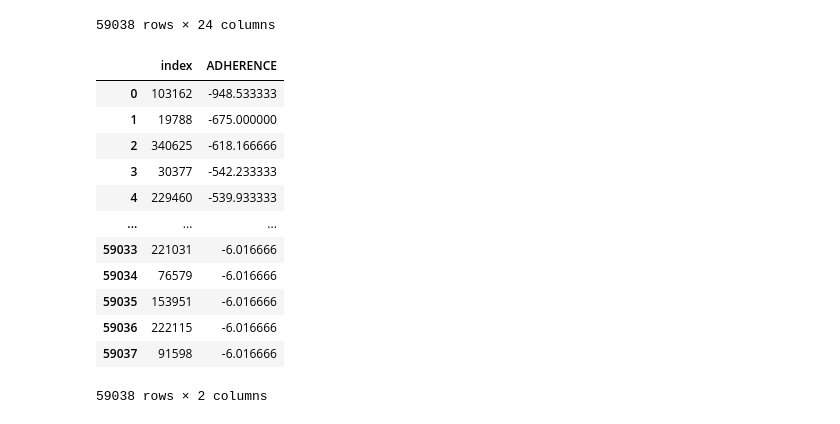
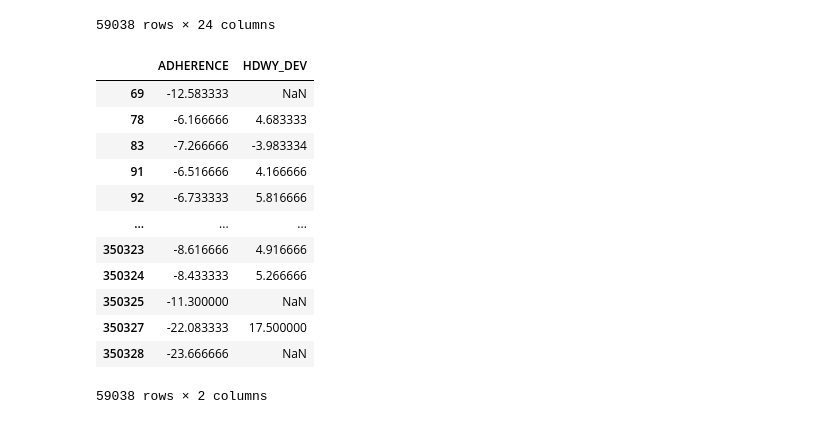
Before and after one commit to NSS-Data-Analytics-Cohort-12/wego-python-da12-javascript-express, a Jupyter notebook: notebooks/WeGo_javascript_express.ipynb, the cells around one changed output. Drawn from its saved outputs; the diff is of its cells as text; code cells hidden in the pictures.

```diff
--- a/notebooks/WeGo_javascript_express.ipynb
+++ b/notebooks/WeGo_javascript_express.ipynb
@@ -202,21 +208,21 @@ wego_late_ad
 | 350328 | 2023-09-30 | 7 | 2312 | 353449 | FROM DOWNTOWN | HBHS | 2 | 36.107575 | ... |
 59038 rows × 24 columns
 # %%
-late_ad = wego_late_ad['ADHERENCE'].sort_values().reset_index()
+late_ad = wego_late_ad[['ADHERENCE' , 'HDWY_DEV']]
 late_ad
 # %% [output]
-|  | index | ADHERENCE |
-| 0 | 103162 | -948.533333 |
-| 1 | 19788 | -675.000000 |
-| 2 | 340625 | -618.166666 |
-| 3 | 30377 | -542.233333 |
-| 4 | 229460 | -539.933333 |
+|  | ADHERENCE | HDWY_DEV |
+| 69 | -12.583333 | NaN |
+| 78 | -6.166666 | 4.683333 |
+| 83 | -7.266666 | -3.983334 |
+| 91 | -6.516666 | 4.166666 |
+| 92 | -6.733333 | 5.816666 |
 | ... | ... | ... |
-| 59033 | 221031 | -6.016666 |
-| 59034 | 76579 | -6.016666 |
-| 59035 | 153951 | -6.016666 |
-| 59036 | 222115 | -6.016666 |
-| 59037 | 91598 | -6.016666 |
+| 350323 | -8.616666 | 4.916666 |
+| 350324 | -8.433333 | 5.266666 |
+| 350325 | -11.300000 | NaN |
+| 350327 | -22.083333 | 17.500000 |
+| 350328 | -23.666666 | NaN |
 59038 rows × 2 columns
 # %%
 # make a plot of late and early adherence
```
Also changed, not shown: parts of 15 cells of this notebook.
